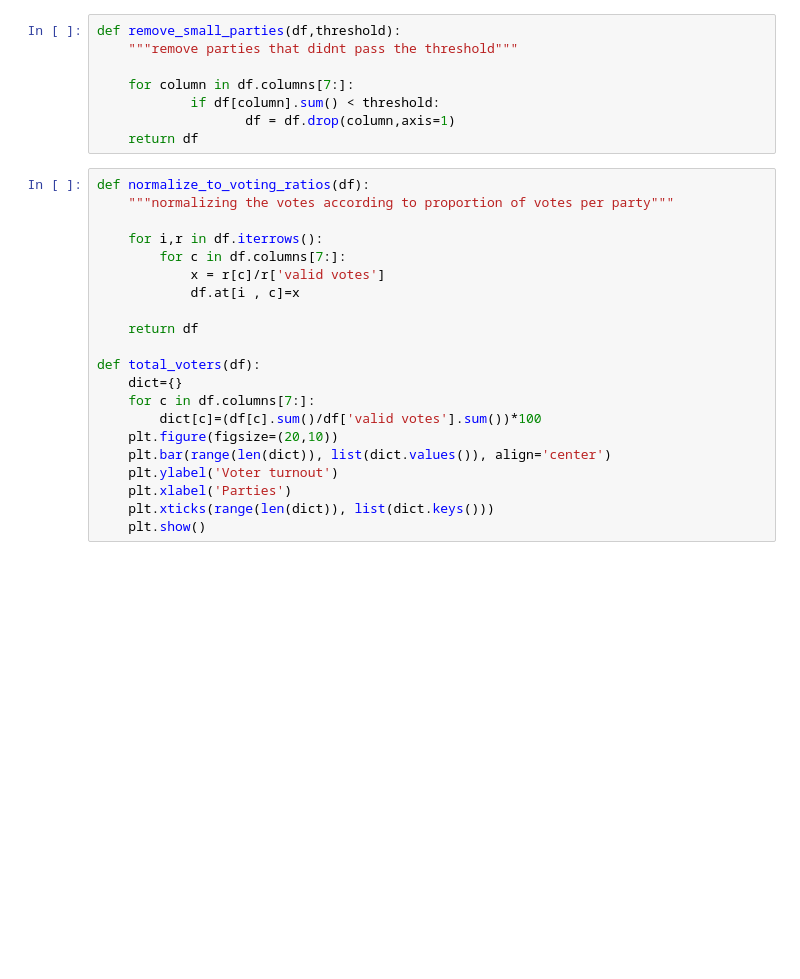
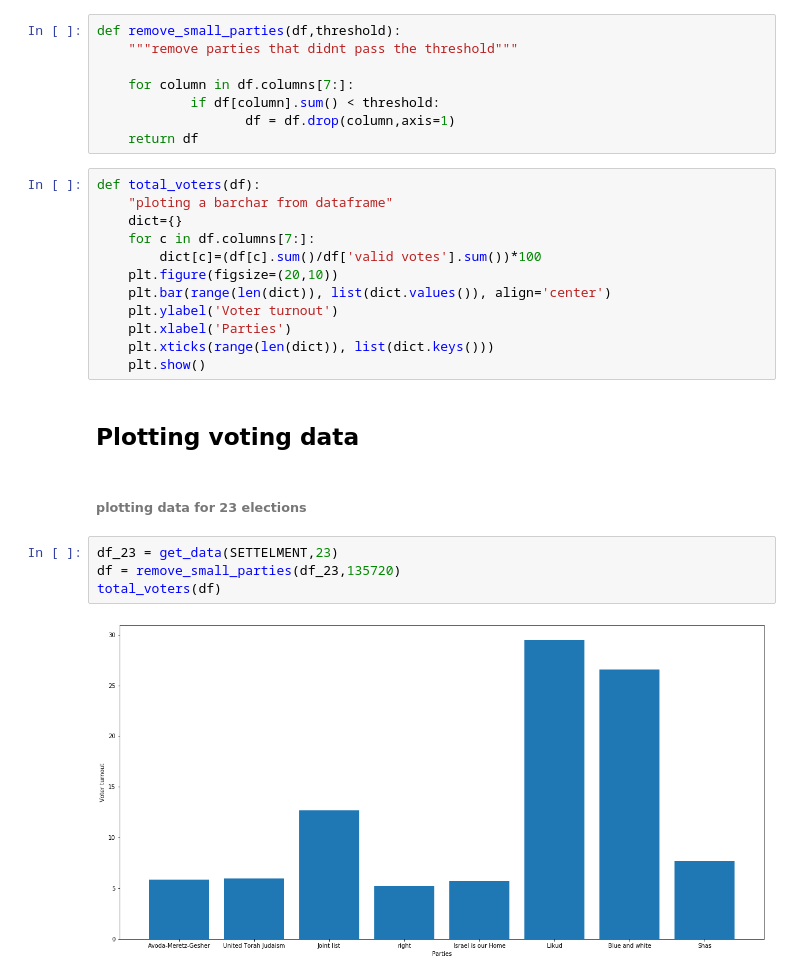
Before and after one commit to gabi939/elections, a Jupyter notebook: elections.ipynb, the cells around one changed output. Drawn from its saved outputs; the diff is of its cells as text; blank space fills up the shorter version.

```diff
--- a/elections.ipynb
+++ b/elections.ipynb
@@ -39,17 +42,8 @@ def remove_small_parties(df,threshold):
                    df = df.drop(column,axis=1)
     return df
 # %%
-def normalize_to_voting_ratios(df):
-    """normalizing the votes according to proportion of votes per party"""
-
-    for i,r in df.iterrows():
-        for c in df.columns[7:]:
-            x = r[c]/r['valid votes']
-            df.at[i , c]=x
-
-    return df
-
 def total_voters(df):
+    "ploting a barchar from dataframe"
     dict={}
     for c in df.columns[7:]:
         dict[c]=(df[c].sum()/df['valid votes'].sum())*100
@@ -59,3 +53,13 @@ def total_voters(df):
     plt.xlabel('Parties')
     plt.xticks(range(len(dict)), list(dict.keys()))
     plt.show()
+# %% [markdown]
+## Plotting voting data
+# %% [markdown]
+###### plotting data for 23 elections
+# %%
+df_23 = get_data(SETTELMENT,23)
+df = remove_small_parties(df_23,135720)
+total_voters(df)
+# %% [output]
+[figure, added]
```
Also changed, not shown: parts of 22 cells of this notebook.
